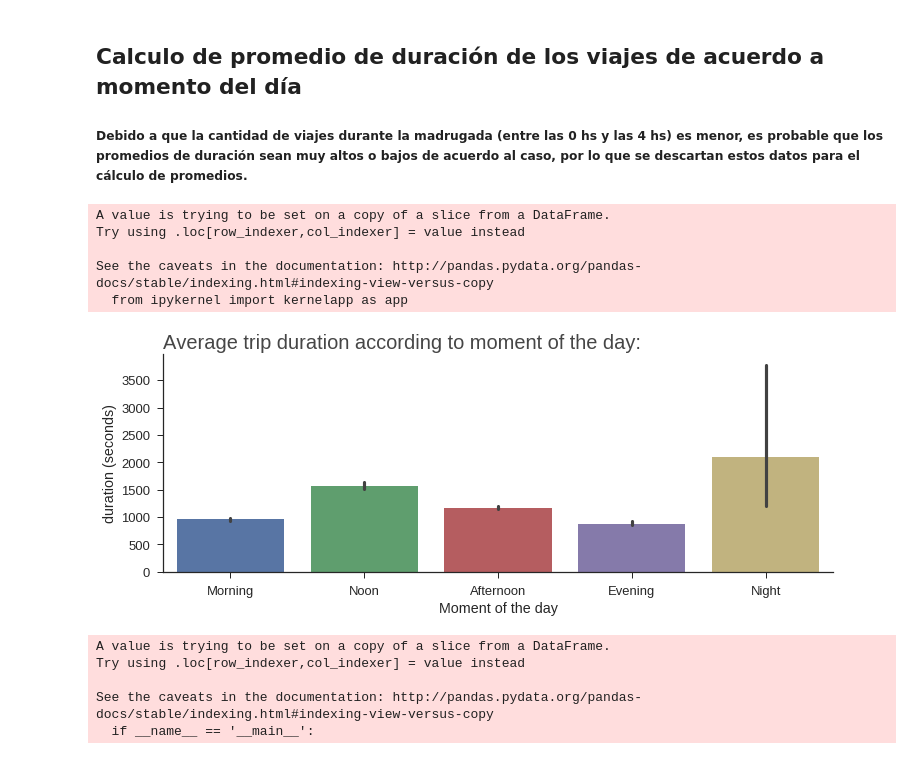
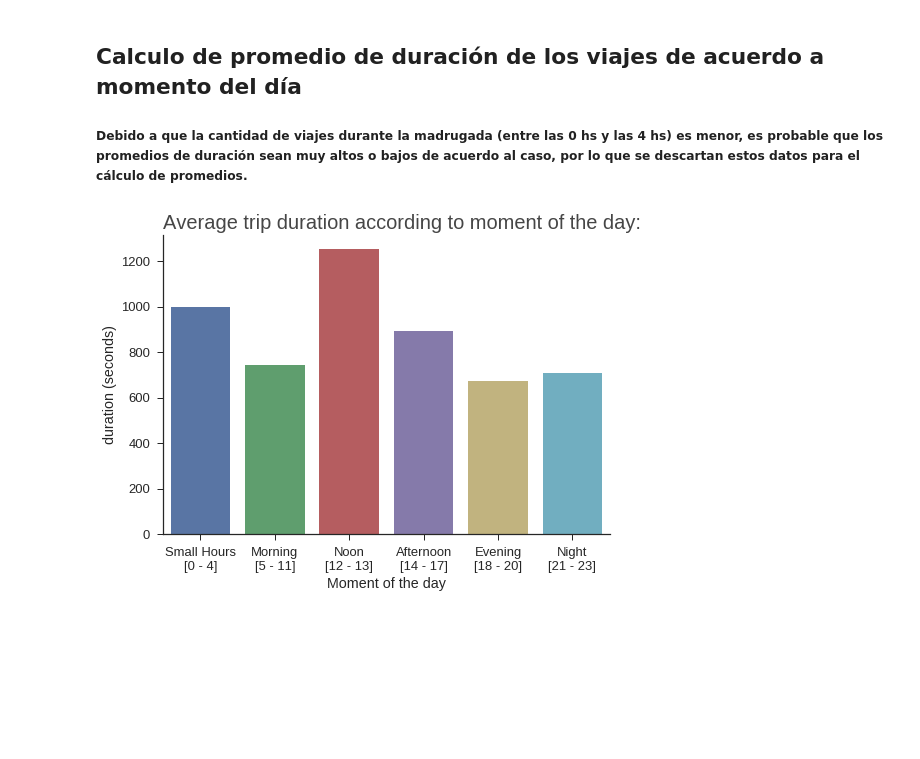
Before and after one commit to fpenovi/SFbikeTravelDuration, a Jupyter notebook: notebooks/03 - TripsDuration_VS_ TimeOfTheDay.ipynb, the cells around one changed output. Drawn from its saved outputs; the diff is of its cells as text; code cells hidden in the pictures; blank space fills up the shorter version.

```diff
--- a/notebooks/03 - TripsDuration_VS_ TimeOfTheDay.ipynb
+++ b/notebooks/03 - TripsDuration_VS_ TimeOfTheDay.ipynb
@@ -30,56 +41,31 @@ plt.show()
 ## Calculo de promedio de duración de los viajes de acuerdo a momento del día
 
 ##### Debido a que la cantidad de viajes durante la madrugada (entre las 0 hs y las 4 hs) es menor, es probable  que los promedios de duración sean muy altos o bajos de acuerdo al caso, por lo que se descartan estos datos para el cálculo de promedios.
-# %%
-def getMomentOfDay(x):
-    if x.start_date.hour < 5:
-        return #Descarto los viajes durante la mañana ya que su promedio puede ser engañoso por ser un horario de muy bajo porcentaje de alquileres
-    if  5 <= x.start_date.hour < 12:
-        return 'Morning'
-    if 12 <= x.start_date.hour < 13:
-        return 'Noon'
-    if 13 <= x.start_date.hour < 18:
-        return 'Afternoon'
-    if 18 <= x.start_date.hour < 21:
-        return 'Evening'
-    if 21 <= x.start_date.hour <= 23:
-        return 'Night'
 # %%
-dfTripReduced = dfTrip[['start_date', 'duration']]
 dfTripReduced['moment_of_day'] =  dfTripReduced.apply(getMomentOfDay, axis=1)
-dfTripReduced.sort_values(by=['start_date'])\
-        .groupby(by=['moment_of_day'])\
-        .agg('mean').reset_index()
 
-plt.figure(figsize=(12,4))
+dfMomentOfDay = dfTripReduced[['moment_of_day', 'duration']]\
+                                .groupby(by=['moment_of_day'])\
+                                .agg('mean').reset_index()
 
 sns.set(font_scale=1.30)
 sns.set_style('ticks')
 
 bars = sns.barplot(y='duration',\
                    x='moment_of_day',\
-                   order=['Morning', 'Noon', 'Afternoon', 'Evening', 'Night'],\
-                   data=dfTripReduced)
+                   order=['Small Hours', 'Morning', 'Noon', 'Afternoon', 'Evening', 'Night'],\
+                   data=dfMomentOfDay)
 
 sns.despine()
 
 bars.set(ylabel='duration (seconds)',\
          xlabel='Moment of the day');
 
+bars.set_xticklabels(['Small Hours\n[0 - 4]', 'Morning\n[5 - 11]', \
+                      'Noon\n[12 - 13]', 'Afternoon\n[14 - 17]', \
+                      'Evening\n[18 - 20]', 'Night\n[21 - 23]'])
+
 bars.set_title('Average trip duration according to moment of the day:', size=20, loc='left', alpha=0.85);
 plt.show()
 # %% [output]
-A value is trying to be set on a copy of a slice from a DataFrame.
-Try using .loc[row_indexer,col_indexer] = value instead
-
-See the caveats in the documentation: http://pandas.pydata.org/pandas-docs/stable/indexing.html#indexing-view-versus-copy
-  from ipykernel import kernelapp as app
-[figure, old version]
+[figure, new version]
-# %%
-dfTripReduced['hour'] = dfTripReduced['start_date'].apply(lambda x: x.hour)
-# %% [output]
-A value is trying to be set on a copy of a slice from a DataFrame.
-Try using .loc[row_indexer,col_indexer] = value instead
-
-See the caveats in the documentation: http://pandas.pydata.org/pandas-docs/stable/indexing.html#indexing-view-versus-copy
-  if __name__ == '__main__':
```
Also changed, not shown: parts of 4 cells of this notebook, 1 other file.
